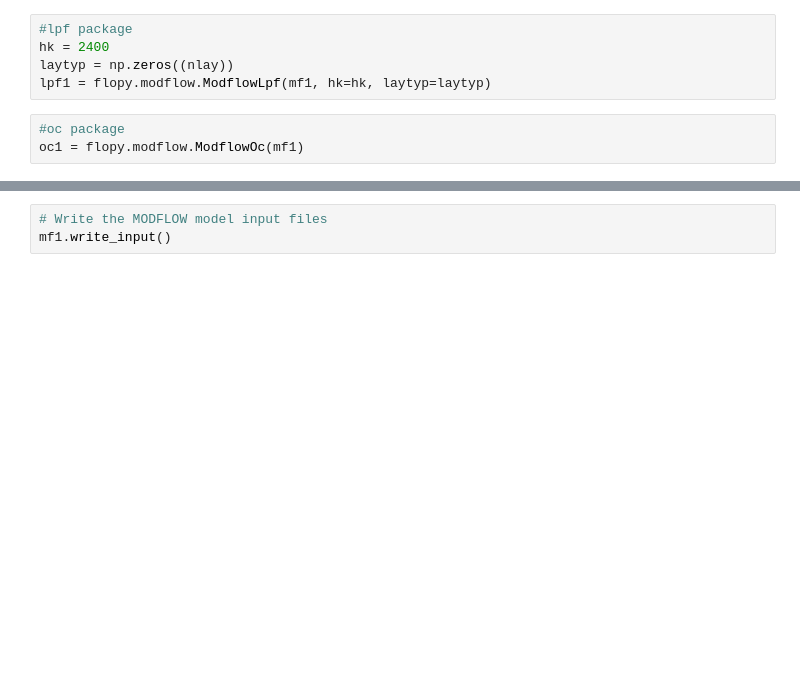
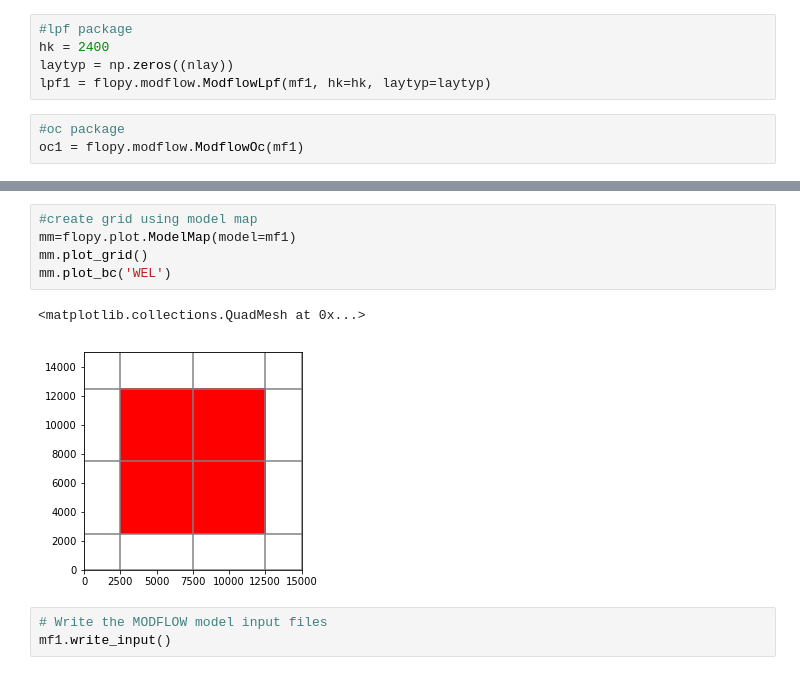
Before and after one commit to jordw22/modflow_epa, a Jupyter notebook: Notebooks/Problem 8 (Part a) - Grid and Time Stepping Considerations.ipynb, the cells around one changed output, grey strips where cells are left out. Drawn from its saved outputs; the diff is of its cells as text; blank space fills up the shorter version.

```diff
--- a/Notebooks/Problem 8 (Part a) - Grid and Time Stepping Considerations.ipynb
+++ b/Notebooks/Problem 8 (Part a) - Grid and Time Stepping Considerations.ipynb
@@ -310,3 +305,11 @@ NameError: name 'flopy' is not defined
+# %%
+#create grid using model map
+mm=flopy.plot.ModelMap(model=mf1)
+mm.plot_grid()
+mm.plot_bc('WEL')
+# %% [output]
+<matplotlib.collections.QuadMesh at 0x...>
+[figure, added]
 # %%
 # Write the MODFLOW model input files
 mf1.write_input()
```
Also changed, not shown: parts of 9 cells of this notebook, 3 other files.
